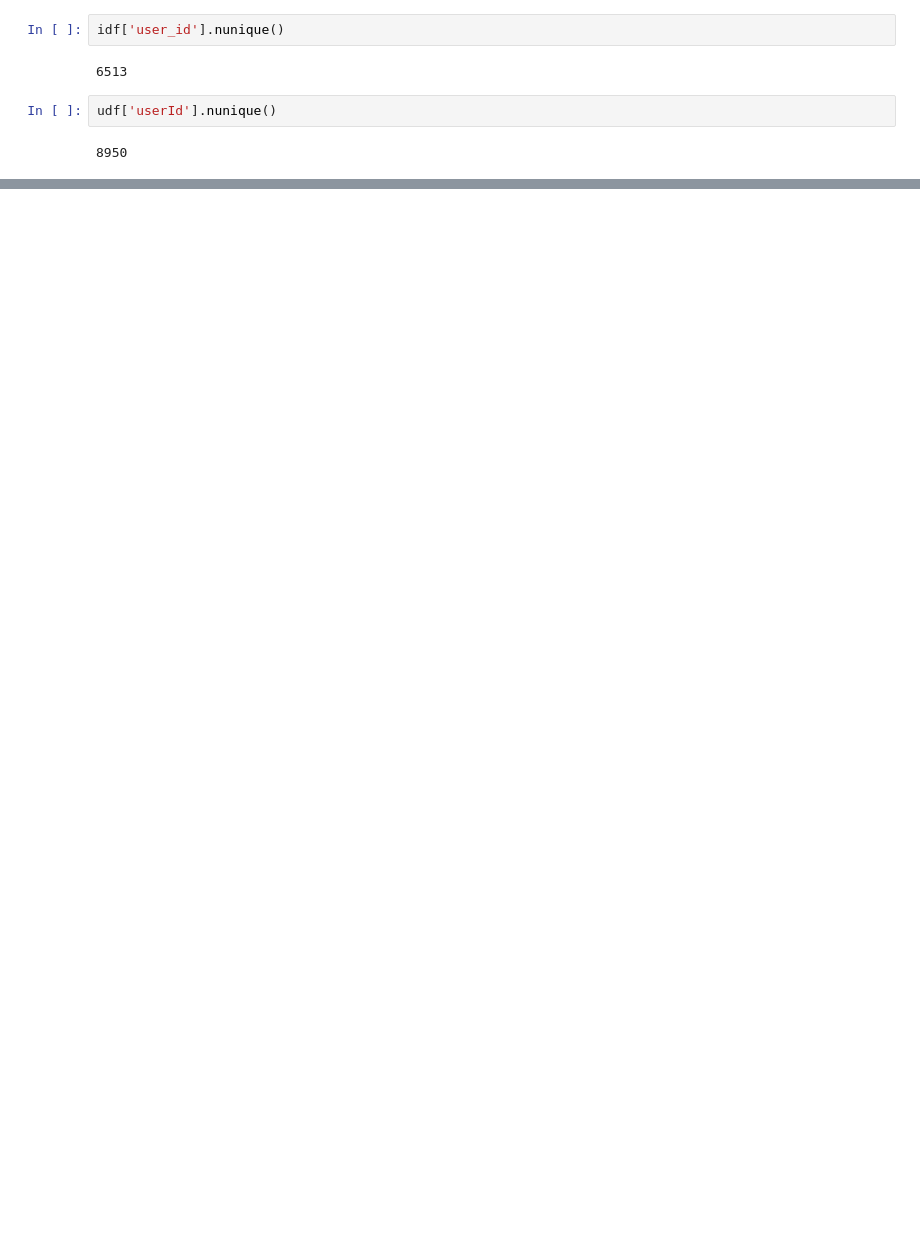
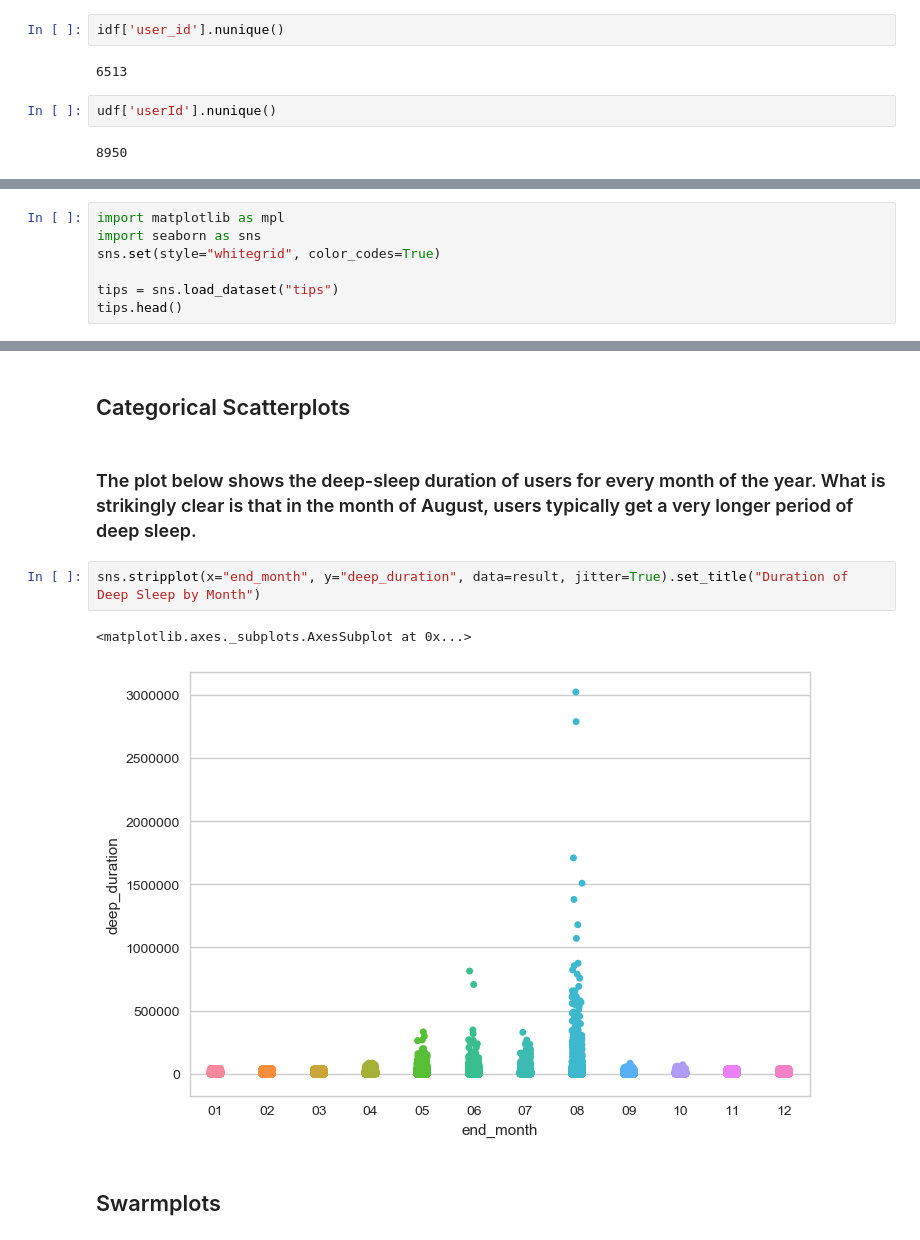
Before and after one commit to akc83/RWProject, a Jupyter notebook: Eight Sleep Assignment.ipynb, the cells around one changed output, grey strips where cells are left out. Cells and saved outputs as stored; diff of their text form; blank space fills up the shorter version.

```diff
--- a/Eight Sleep Assignment.ipynb
+++ b/Eight Sleep Assignment.ipynb
@@ -123,0 +306,7 @@ plt.plot(nidf['end_ts'], nidf['sleep_duration_seconds'])
+# %%
+import matplotlib as mpl
+import seaborn as sns
+sns.set(style="whitegrid", color_codes=True)
+
+tips = sns.load_dataset("tips")
+tips.head()
@@ -123,0 +320,11 @@ plt.plot(nidf['end_ts'], nidf['sleep_duration_seconds'])
+# %% [markdown]
+## Categorical Scatterplots
+# %% [markdown]
+### The plot below shows the deep-sleep duration of users for every month of the year. What is strikingly clear is that in the month of August, users typically get a very longer period of deep sleep.
+# %%
+sns.stripplot(x="end_month", y="deep_duration", data=result, jitter=True).set_title("Duration of Deep Sleep by Month")
+# %% [output]
+<matplotlib.axes._subplots.AxesSubplot at 0x...>
+[figure, added]
+# %% [markdown]
+## Swarmplots
```
Also changed, not shown: parts of 36 cells of this notebook.
